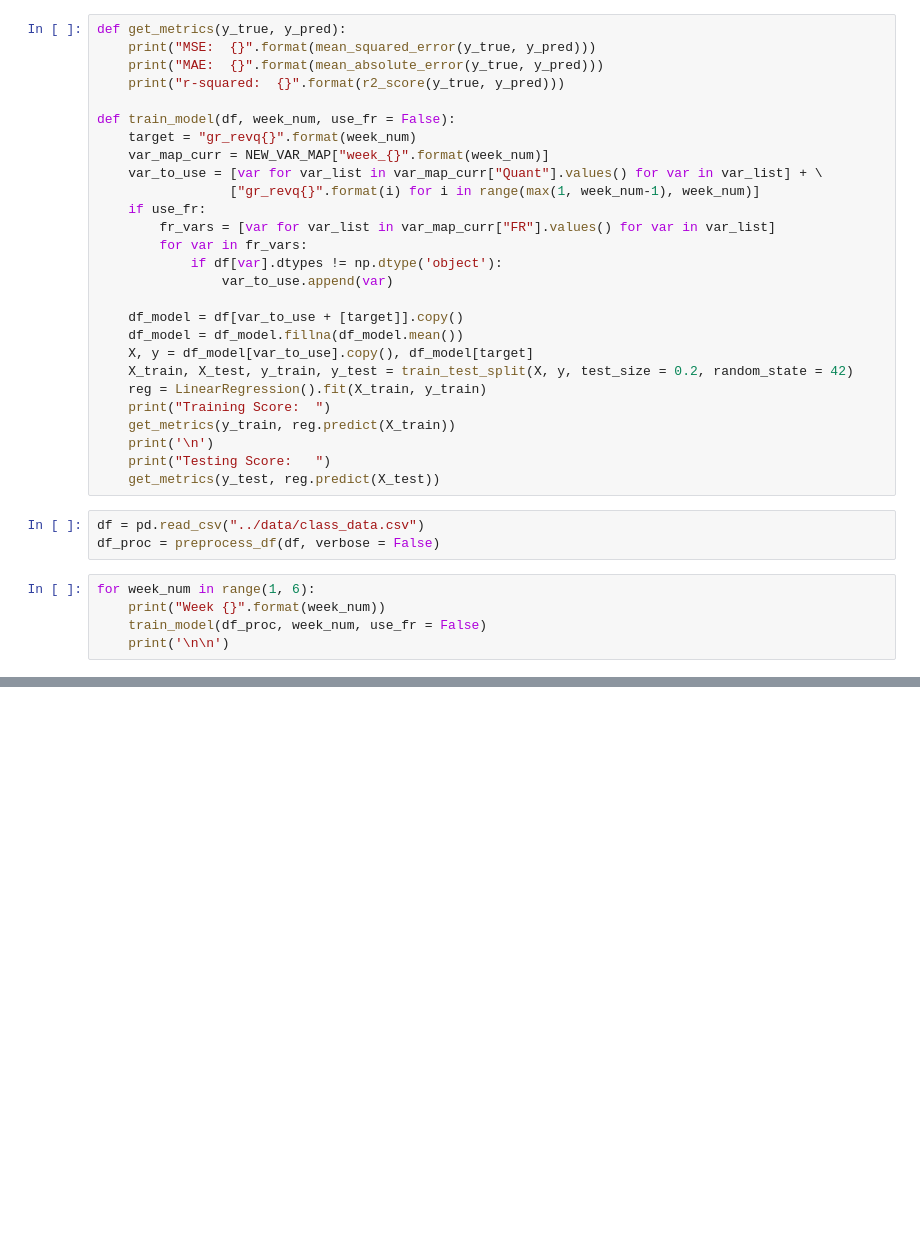
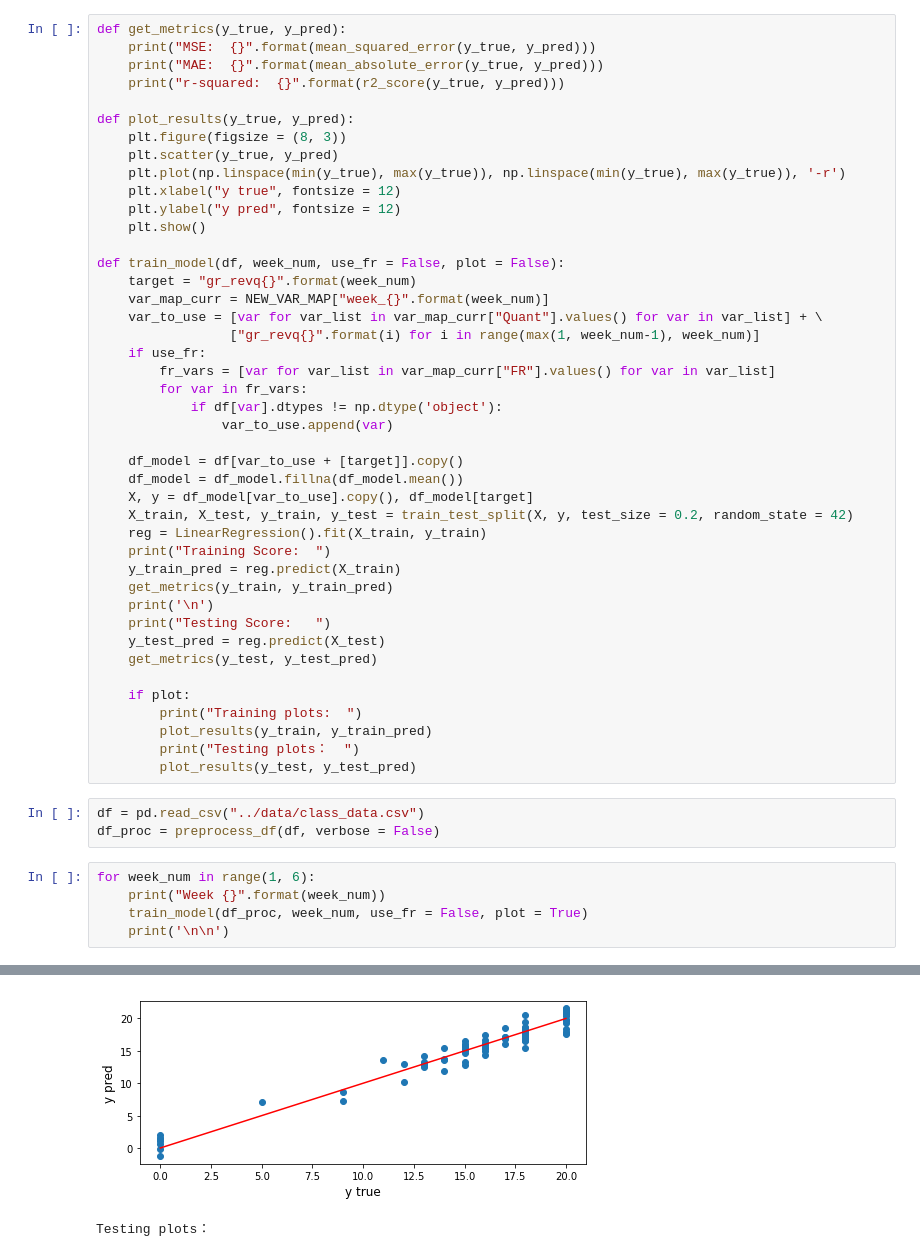
Before and after one commit to hanweny/DMOL, a Jupyter notebook: quiz_prediction/quiz_prediction.ipynb, the cells around one changed output, grey strips where cells are left out. Saved outputs shown, nothing was run; the diff lists cells and outputs as text; blank space fills up the shorter version.

Commit message:
added LR results plot

```diff
--- a/quiz_prediction/quiz_prediction.ipynb
+++ b/quiz_prediction/quiz_prediction.ipynb
@@ -26,7 +28,15 @@ def get_metrics(y_true, y_pred):
     print("MAE:  {}".format(mean_absolute_error(y_true, y_pred)))
     print("r-squared:  {}".format(r2_score(y_true, y_pred)))
 
-def train_model(df, week_num, use_fr = False):
+def plot_results(y_true, y_pred):
+    plt.figure(figsize = (8, 3))
+    plt.scatter(y_true, y_pred)
+    plt.plot(np.linspace(min(y_true), max(y_true)), np.linspace(min(y_true), max(y_true)), '-r')
+    plt.xlabel("y true", fontsize = 12)
+    plt.ylabel("y pred", fontsize = 12)
+    plt.show()
+
+def train_model(df, week_num, use_fr = False, plot = False):
     target = "gr_revq{}".format(week_num)
     var_map_curr = NEW_VAR_MAP["week_{}".format(week_num)]
     var_to_use = [var for var_list in var_map_curr["Quant"].values() for var in var_list] + \
@@ -43,17 +53,25 @@ def train_model(df, week_num, use_fr = False):
     X_train, X_test, y_train, y_test = train_test_split(X, y, test_size = 0.2, random_state = 42)
     reg = LinearRegression().fit(X_train, y_train)
     print("Training Score:  ")
-    get_metrics(y_train, reg.predict(X_train))
+    y_train_pred = reg.predict(X_train)
+    get_metrics(y_train, y_train_pred)
     print('\n')
     print("Testing Score:   ")
-    get_metrics(y_test, reg.predict(X_test))
+    y_test_pred = reg.predict(X_test)
+    get_metrics(y_test, y_test_pred)
+
+    if plot:
+        print("Training plots:  ")
+        plot_results(y_train, y_train_pred)
+        print("Testing plots：  ")
+        plot_results(y_test, y_test_pred)
 # %%
 df = pd.read_csv("../data/class_data.csv")
 df_proc = preprocess_df(df, verbose = False)
 # %%
 for week_num in range(1, 6):
     print("Week {}".format(week_num))
-    train_model(df_proc, week_num, use_fr = False)
+    train_model(df_proc, week_num, use_fr = False, plot = True)
     print('\n\n')
 # %% [output]
 Week 1
@@ -75,0 +89,2 @@ r-squared:  -0.11453058679223793
+[figure, added]
+Testing plots：
```
Also changed, not shown: parts of 2 cells of this notebook.
